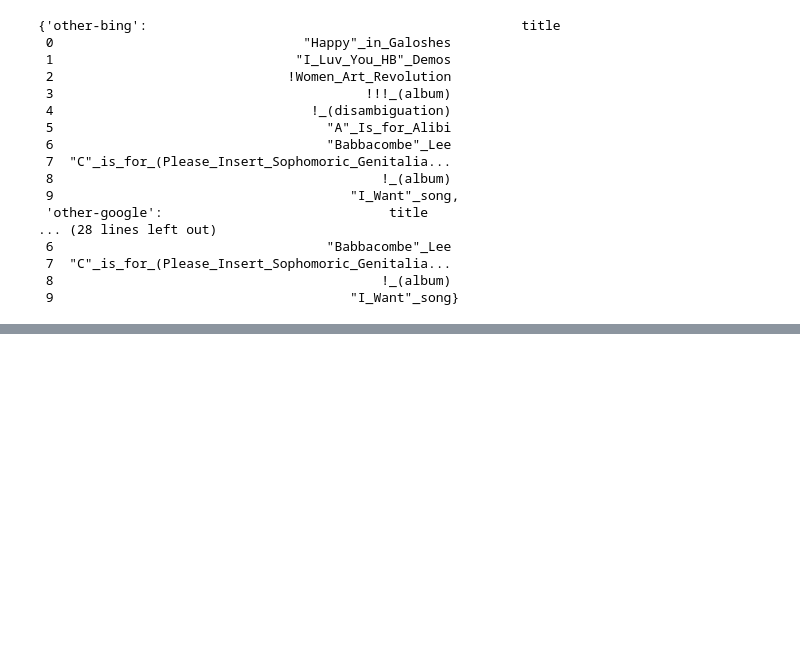
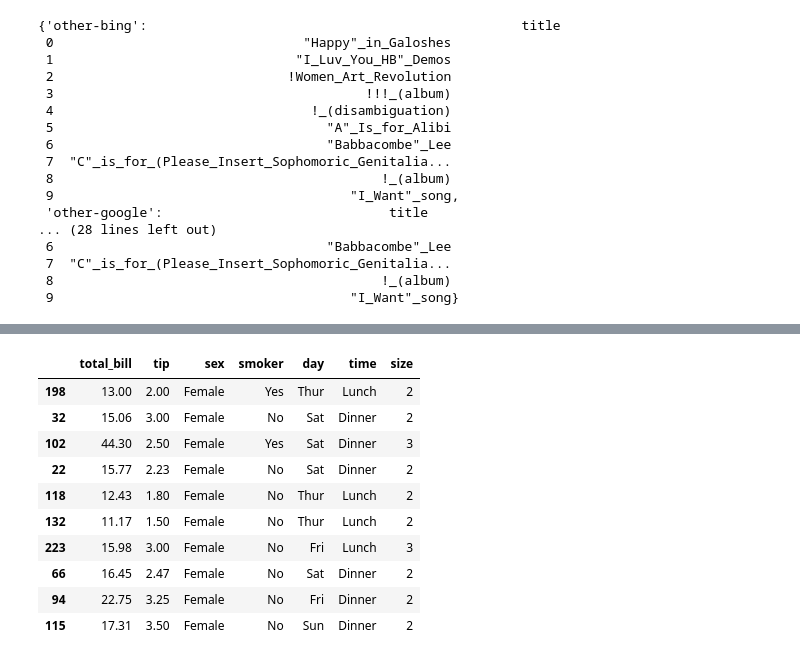
Before and after one commit to seewalker/wikipedia_analytics, a Jupyter notebook: experiments.ipynb, the cells around one changed output, grey strips where cells are left out. Saved outputs shown, nothing was run; the diff lists cells and outputs as text; code cells hidden in the pictures; blank space fills up the shorter version.

```diff
--- a/experiments.ipynb
+++ b/experiments.ipynb
@@ -119,0 +163,14 @@ maximal(10)
+# %%
+ft.sample(10)
+# %% [output]
+|  | total_bill | tip | sex | smoker | day | time | size |
+| 198 | 13.00 | 2.00 | Female | Yes | Thur | Lunch | 2 |
+| 32 | 15.06 | 3.00 | Female | No | Sat | Dinner | 2 |
+| 102 | 44.30 | 2.50 | Female | Yes | Sat | Dinner | 3 |
+| 22 | 15.77 | 2.23 | Female | No | Sat | Dinner | 2 |
+| 118 | 12.43 | 1.80 | Female | No | Thur | Lunch | 2 |
+| 132 | 11.17 | 1.50 | Female | No | Thur | Lunch | 2 |
+| 223 | 15.98 | 3.00 | Female | No | Fri | Lunch | 3 |
+| 66 | 16.45 | 2.47 | Female | No | Sat | Dinner | 2 |
+| 94 | 22.75 | 3.25 | Female | No | Fri | Dinner | 2 |
+| 115 | 17.31 | 3.50 | Female | No | Sun | Dinner | 2 |
```
Also changed, not shown: parts of 14 cells of this notebook, 7 other files.
